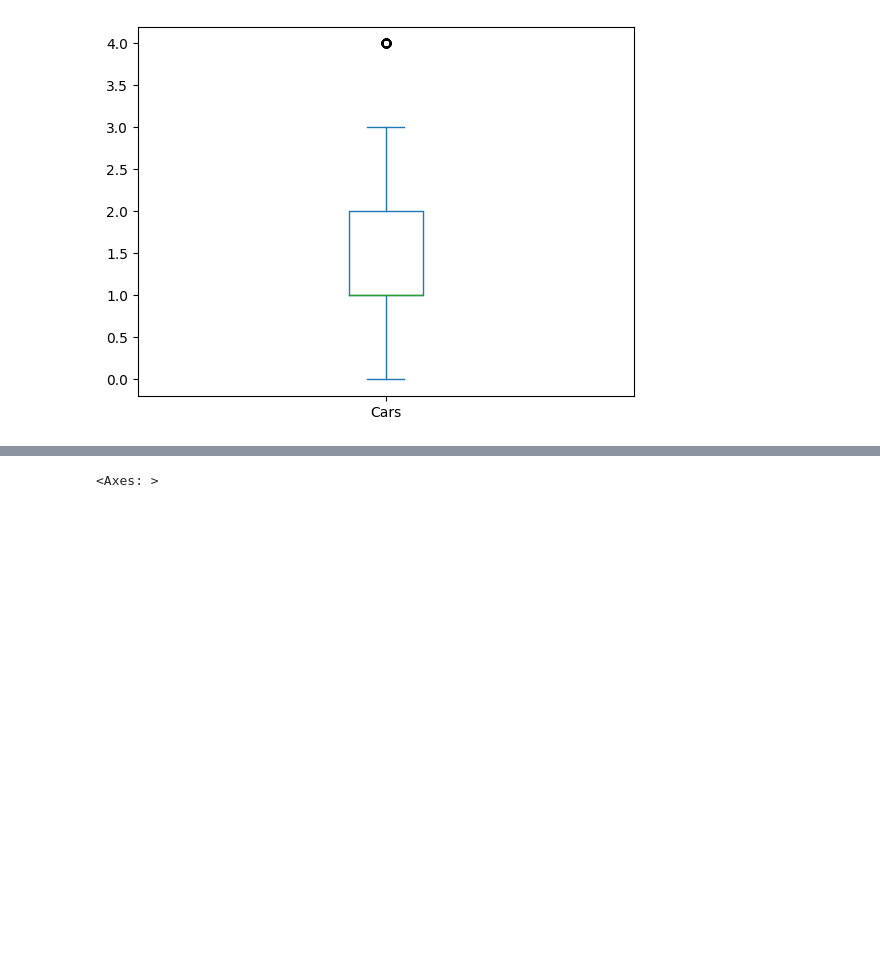
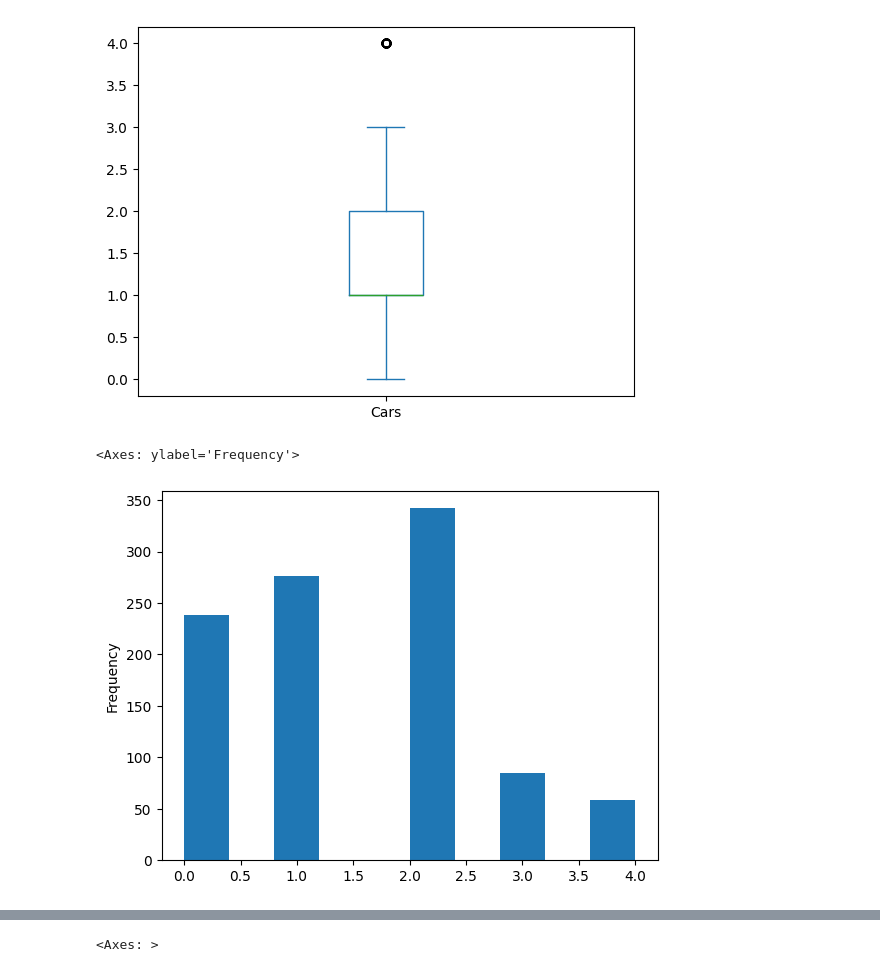
Before and after one commit to yaelgl/SemanaTecA01750911, a Jupyter notebook: bike.ipynb, the cells around one changed output, grey strips where cells are left out. Cells and saved outputs as stored; diff of their text form; code cells hidden in the pictures; blank space fills up the shorter version.

```diff
--- a/bike.ipynb
+++ b/bike.ipynb
@@ -112,3 +123,8 @@ df["Cars"].plot.box()
 # %% [output]
 <Axes: >
 [figure]
+# %%
+df["Cars"].plot.hist()
+# %% [output]
+<Axes: ylabel='Frequency'>
+[figure, added]
```
Also changed, not shown: parts of 11 cells of this notebook.
